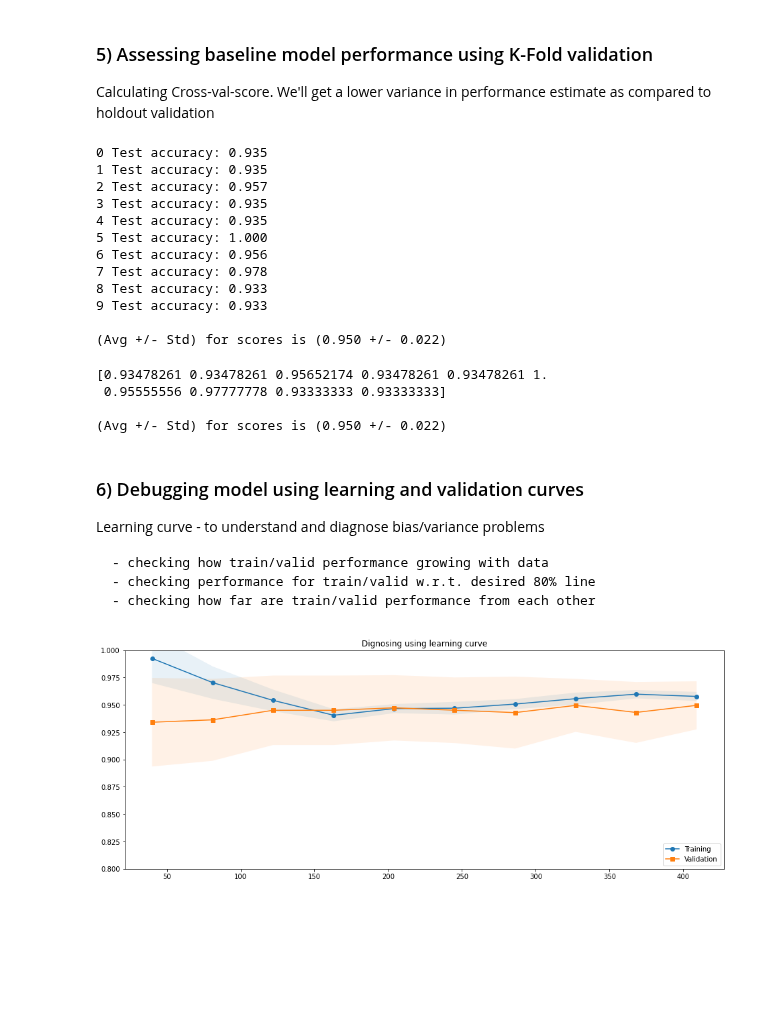
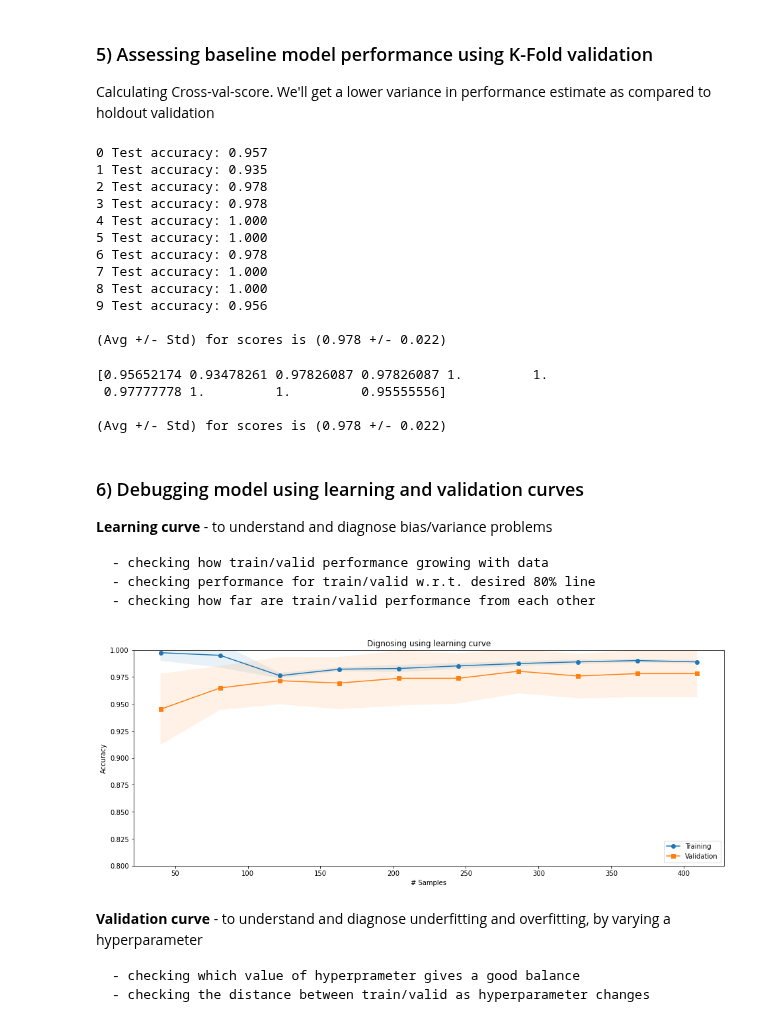
Before and after one commit to SwapnilSParkhe/Machine-Learning, a Jupyter notebook: Projects/Breast Cancer Wisconsin/Model building and Debugging.ipynb, the cells around one changed output. Cells and saved outputs as stored; diff of their text form; code cells hidden in the pictures; blank space fills up the shorter version.

Commit message:
Validation curve

```diff
--- a/Projects/Breast Cancer Wisconsin/Model building and Debugging.ipynb
+++ b/Projects/Breast Cancer Wisconsin/Model building and Debugging.ipynb
@@ -60,8 +60,7 @@ Note: Pipeline is such that transformers must be for X only, and any transformat
 # %%
 #Baseline model using pipeline
 pipe_lr=make_pipeline(StandardScaler(),
-                     PCA(n_components=2),
-                     LogisticRegression(random_state=123, solver='lbfgs'))
+                     LogisticRegression('l2', random_state=123, solver='lbfgs', max_iter=10000))
 pipe_lr.fit(X_train, y_train)
 # %% [output]
 Pipeline(steps=[('standardscaler', StandardScaler()),
@@ -90,18 +89,18 @@ for k, (train_id, valid_id) in enumerate(SKF.split(X_train, y_train)):
 
 print('\n(Avg +/- Std) for scores is (%.3f +/- %.3f)' % (np.mean(pipe_lr_scores), np.std(pipe_lr_scores)))
 # %% [output]
-0 Test accuracy: 0.935
+0 Test accuracy: 0.957
 1 Test accuracy: 0.935
-2 Test accuracy: 0.957
-3 Test accuracy: 0.935
-4 Test accuracy: 0.935
+2 Test accuracy: 0.978
+3 Test accuracy: 0.978
+4 Test accuracy: 1.000
 5 Test accuracy: 1.000
-6 Test accuracy: 0.956
-7 Test accuracy: 0.978
-8 Test accuracy: 0.933
-9 Test accuracy: 0.933
+6 Test accuracy: 0.978
+7 Test accuracy: 1.000
+8 Test accuracy: 1.000
+9 Test accuracy: 0.956
 
-(Avg +/- Std) for scores is (0.950 +/- 0.022)
+(Avg +/- Std) for scores is (0.978 +/- 0.022)
 # %%
 #Using direct function
 pipe_lr_scores=cross_val_score(pipe_lr,
@@ -112,13 +111,13 @@ pipe_lr_scores=cross_val_score(pipe_lr,
 print(pipe_lr_scores)
 print('\n(Avg +/- Std) for scores is (%.3f +/- %.3f)' % (np.mean(pipe_lr_scores), np.std(pipe_lr_scores)))
 # %% [output]
-[0.93478261 0.93478261 0.95652174 0.93478261 0.93478261 1.
- 0.95555556 0.97777778 0.93333333 0.93333333]
+[0.95652174 0.93478261 0.97826087 0.97826087 1.         1.
+ 0.97777778 1.         1.         0.95555556]
 
-(Avg +/- Std) for scores is (0.950 +/- 0.022)
+(Avg +/- Std) for scores is (0.978 +/- 0.022)
 # %% [markdown]
 ### 6) Debugging model using learning and validation curves ###
-Learning curve - to understand and diagnose bias/variance problems
+**Learning curve** - to understand and diagnose bias/variance problems
 
     - checking how train/valid performance growing with data
     - checking performance for train/valid w.r.t. desired 80% line
@@ -137,12 +136,19 @@ valid_std = np.std(valid_score, axis=1)
 # %%
 plt.figure(figsize=(16,6))
 plt.plot(train_sizes, train_mean, marker='o', label='Training')
 plt.fill_between(train_sizes, train_mean+train_std, train_mean-train_std, alpha=0.1)
 plt.plot(train_sizes, valid_mean, marker='s', label='Validation')
 plt.fill_between(train_sizes, valid_mean+valid_std, valid_mean-valid_std, alpha=0.1)
+plt.title('Dignosing using learning curve')
+plt.xlabel('# Samples')
+plt.ylabel('Accuracy')
 plt.ylim([0.8, 1.0])
-plt.title('Dignosing using learning curve')
 plt.legend(loc='lower right')
 plt.show()
 # %% [output]
-[figure, old version]
+[figure, new version]
+# %% [markdown]
+**Validation curve** - to understand and diagnose underfitting and overfitting, by varying a hyperparameter
+
+    - checking which value of hyperprameter gives a good balance
+    - checking the distance between train/valid as hyperparameter changes
```
Also changed, not shown: parts of 6 cells of this notebook.
